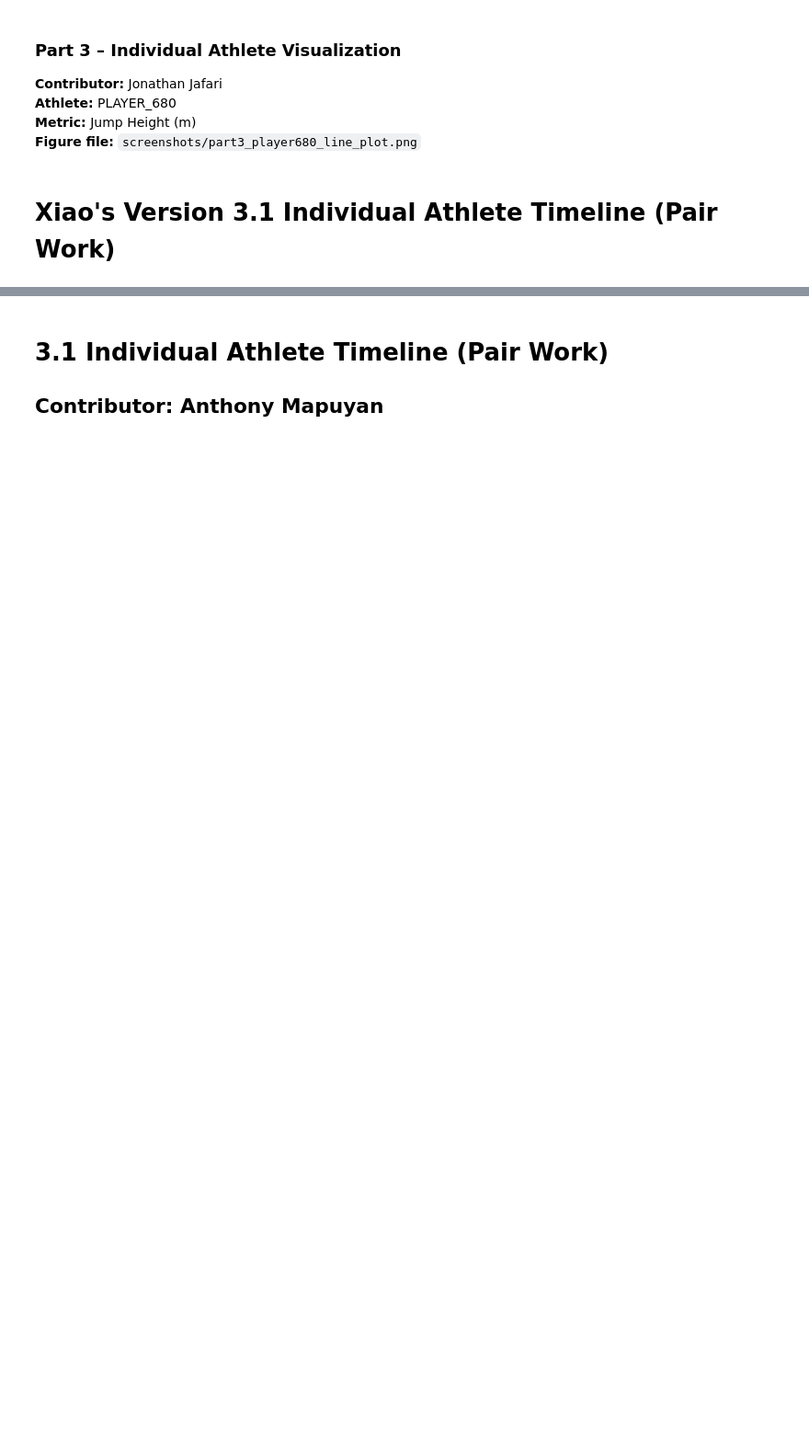
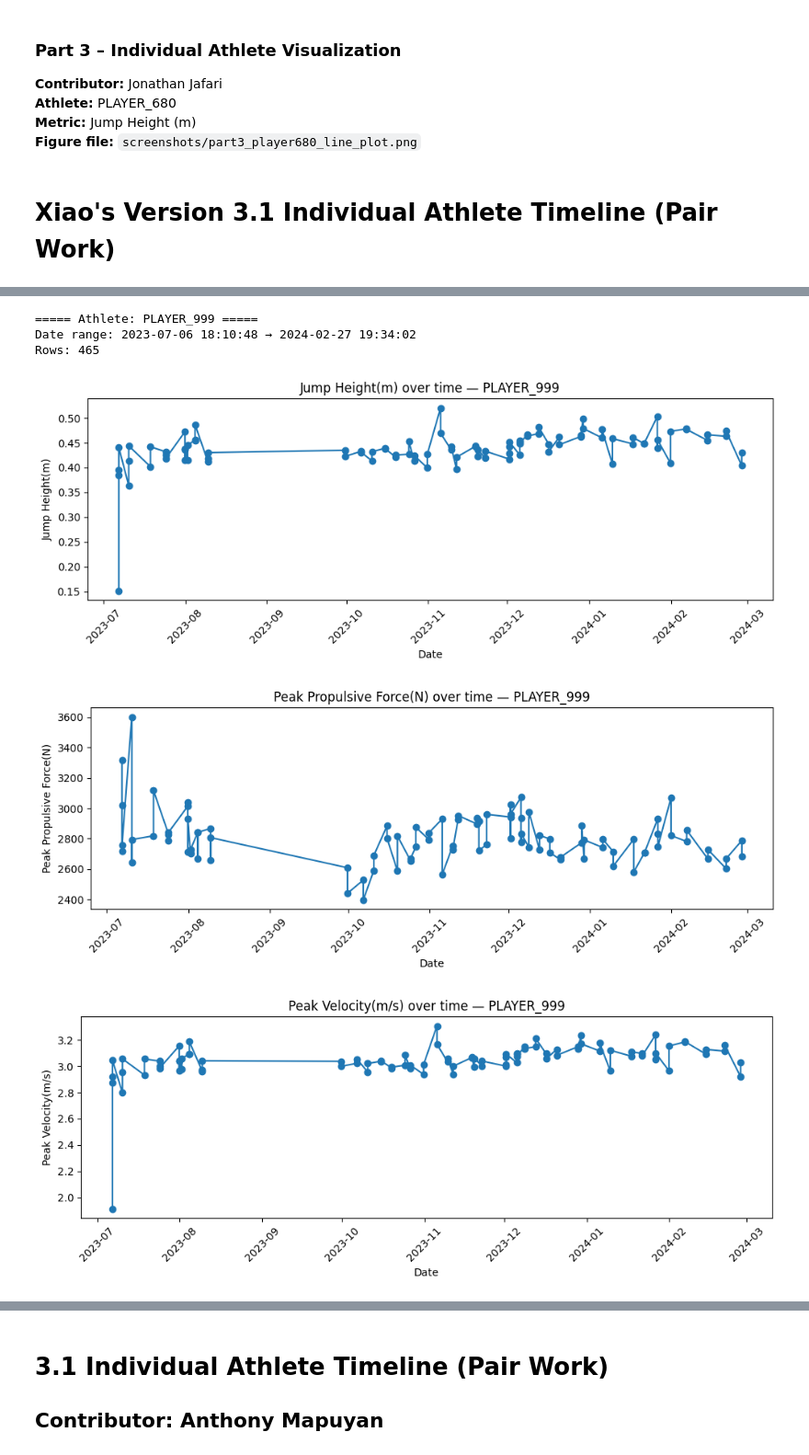
Before and after one commit to amapuyan/507_groupproject_2025, a Jupyter notebook: part3_viz_individual.ipynb, the cells around one changed output, grey strips where cells are left out. Shown: that part at 92% size. Drawn from its saved outputs; the diff is of its cells as text; code cells hidden in the pictures; blank space fills up the shorter version.

```diff
--- a/part3_viz_individual.ipynb
+++ b/part3_viz_individual.ipynb
@@ -262,0 +285,10 @@ summary_PLAYER_404
+# %%
+summary_999 = plot_athlete_metrics(df_team, "PLAYER_999", selected_metrics, months_back=12)
+summary_999
+# %% [output]
+===== Athlete: PLAYER_999 =====
+Date range: 2023-07-06 18:10:48 → 2024-02-27 19:34:02
+Rows: 465
+[figure, added]
+[figure, added]
+[figure, added]
```
Also changed, not shown: parts of 11 cells of this notebook.
